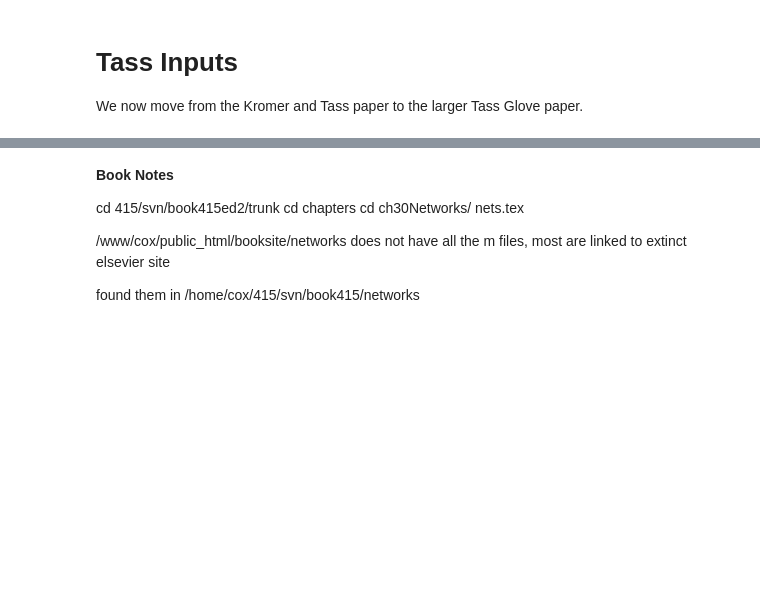
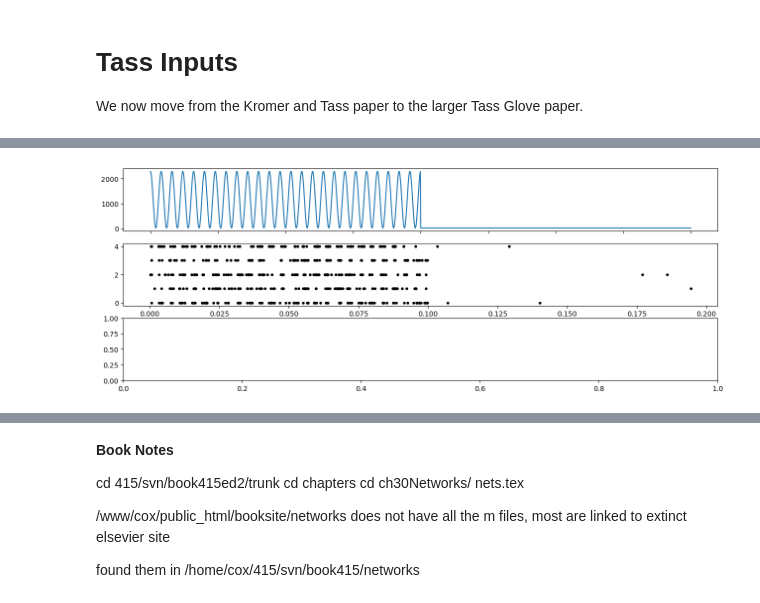
Before and after one commit to steve-cox-LA/EGlove, a Jupyter notebook: TassPlatform.ipynb, the cells around one changed output, grey strips where cells are left out. Saved outputs shown, nothing was run; the diff lists cells and outputs as text; code cells hidden in the pictures; blank space fills up the shorter version.

```diff
--- a/TassPlatform.ipynb
+++ b/TassPlatform.ipynb
@@ -1455,0 +1669,56 @@ ax3.set_xlabel('time (s)');
+# %%
+# the above with awkward
+
+import awkward as ak
+
+builder = ak.ArrayBuilder()
+
+fig, (ax1, ax2, ax3) = plt.subplots(3, 1)
+plt.subplots_adjust(right=2, top=1, wspace=0.25)
+
+# generate sample paths of inhomogeneous Poisson process with oscillating rate
+dt = 0.1e-3               # time step in s
+T = 0.2     # twice burst duration
+t_v = np.arange(0, T, dt) # 0:dt:T-dt
+f_s = 250                   # Hz
+y_v = 20 + 1133*(np.cos(2*np.pi*f_s*t_v) + 1)*(t_v<0.1)
+ax1.plot(t_v, y_v)
+ax1.set_xticklabels([])
+
+n_ind = y_v.size
+y_vdt = y_v*dt         # speed up integration step below
+
+N = 5
+
+for j in range(N):
+
+    builder.begin_list()
+
+    spk_ind = []
+    ind = 1
+    thres = np.random.exponential(1)
+    y_int = 0
+
+    while ( ind < n_ind ):
+        while ( (y_int < thres) and (ind < n_ind) ):
+            y_int = y_int + y_vdt[ind]
+            ind = ind + 1
+
+        if ( y_int >= thres ):
+            spk_ind.append(ind-1)
+            thres = np.random.exponential(1)
+            y_int = 0
+
+    for t in t_v[spk_ind]:
+        ax2.plot(t,j,'k.')
+        builder.append(t)
+
+    builder.end_list()
+
+array = builder.snapshot()
+
+# print(array[23,:])
+# print(array[24,:])
+# print(t_v[0:10])
+# %% [output]
+[figure, added]
```
Also changed, not shown: parts of 13 cells of this notebook, 1 other file.
